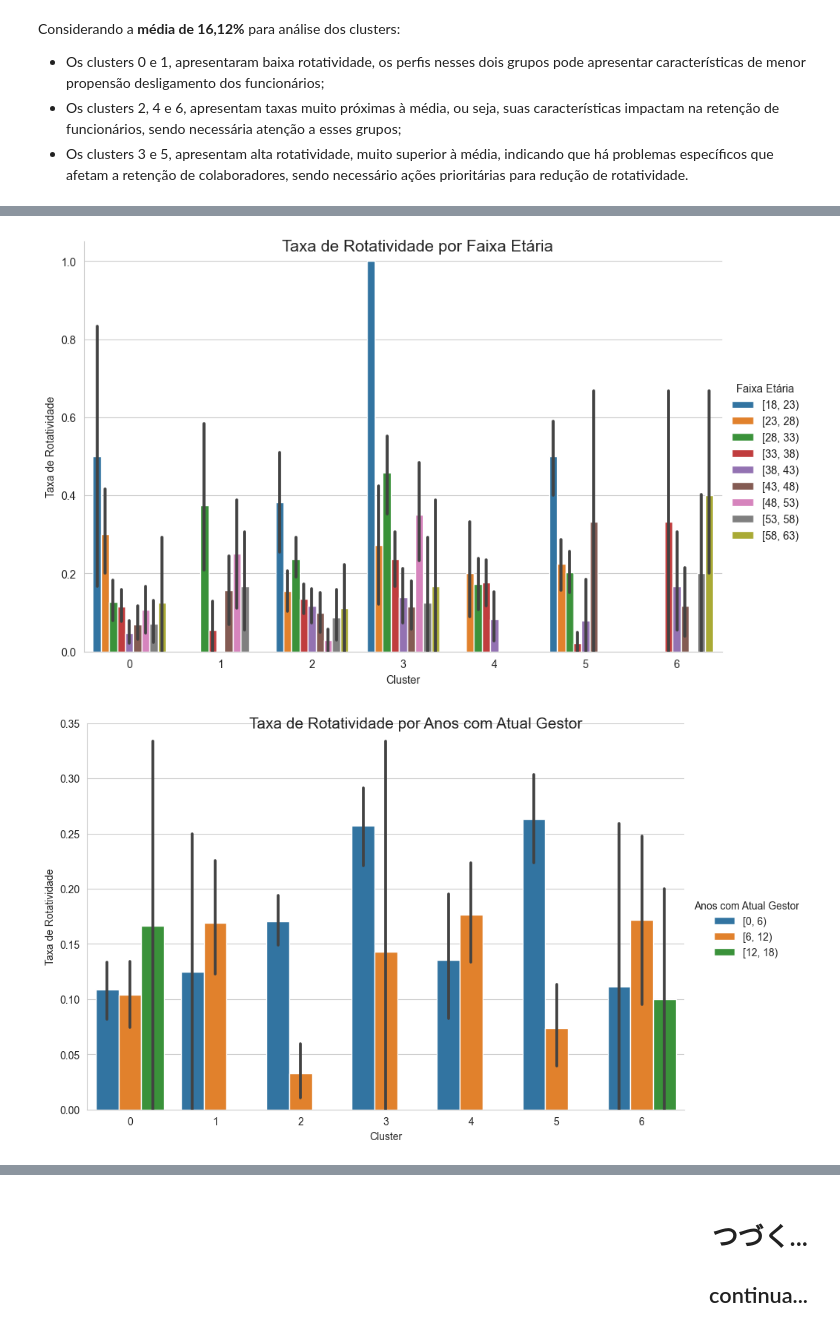
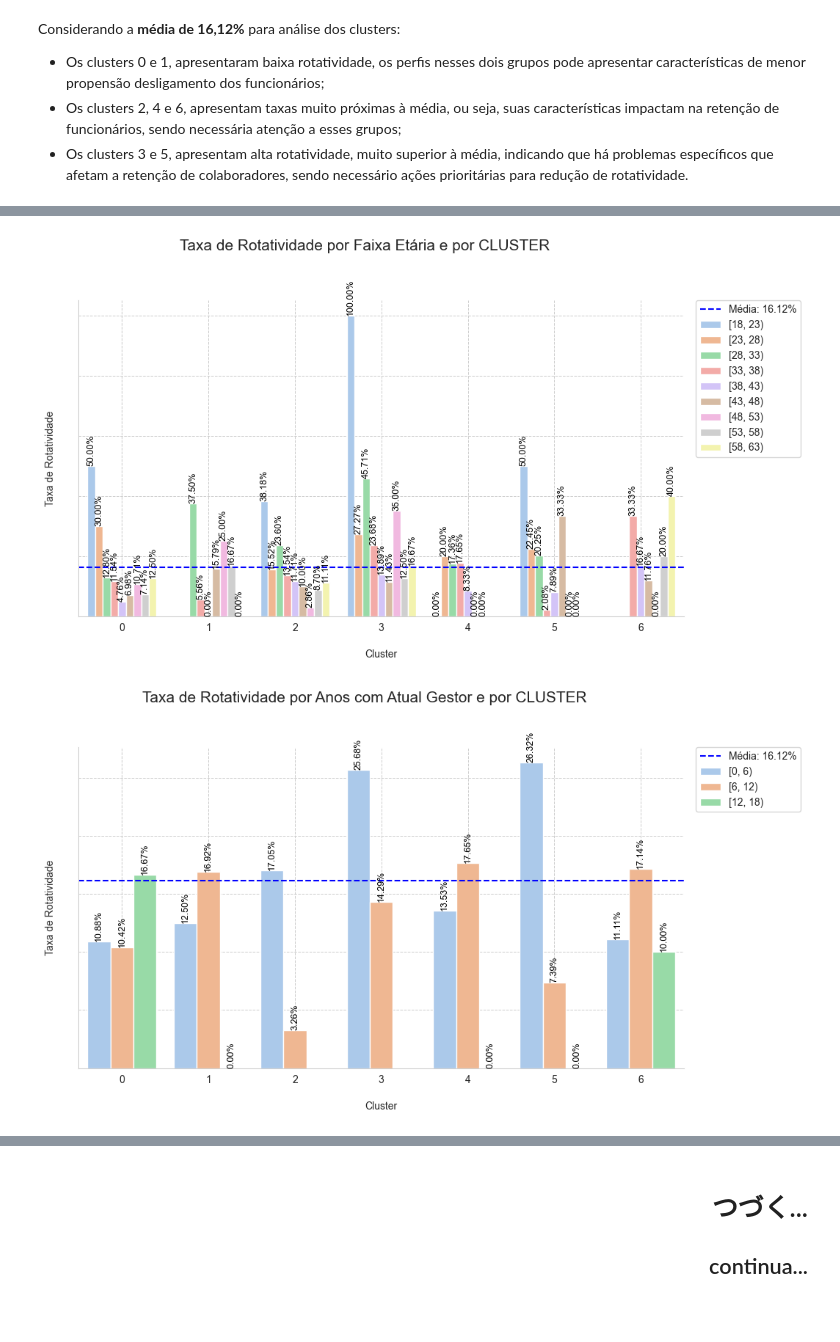
Before and after one commit to emso-exe/Analise_de_rh_-_people_analytics, a Jupyter notebook: 001_analise_de_rh.ipynb, the cells around one changed output, grey strips where cells are left out. Drawn from its saved outputs; the diff is of its cells as text; code cells hidden in the pictures.

```diff
--- a/001_analise_de_rh.ipynb
+++ b/001_analise_de_rh.ipynb
@@ -1744,5 +1732,9 @@ for feature in features:
 # %%
-# Definindo as faixas de valores conforme especificado
+import seaborn as sns
+import matplotlib.pyplot as plt
+import pandas as pd
+
+# Definindo as faixas de valores
 faixas_etarias = pd.cut(df['Idade'], bins=range(18, 64, 5), right=False)
 anos_atual_gestor = pd.cut(df['AnosComAtualGestor'], bins=range(0, 20, 6), right=False)
 anos_ultima_promocao = pd.cut(df['AnosDesdeUltimaPromocao'], bins=range(0, 18, 4), right=False)
@@ -1753,40 +1745,77 @@ numero_empresas = pd.cut(df['NumeroDeEmpresas'], bins=range(0, 14, 4), right=Fal
 renda_mensal = pd.cut(df['RendaMensal'], bins=10, right=False)
 distancia_de_casa = pd.cut(df['DistanciaDeCasa'], bins=range(1, 32, 3), right=False)
 
+# Lista de variáveis e nomes (títulos)
 faixas = [
     ('Faixa Etária', faixas_etarias),
     ('Anos com Atual Gestor', anos_atual_gestor),
     ('Anos desde Última Promoção', anos_ultima_promocao),
     ('Anos de Empresa', anos_de_empresa),
     ('Total de Anos Trabalhados', total_anos_trabalhados),
     ('Aumento Percentual de Salário', aumento_percentual_salario),
     ('Número de Empresas', numero_empresas),
     ('Renda Mensal', renda_mensal),
     ('Distância de Casa', distancia_de_casa)
 ]
 
+# Criar um DataFrame base contendo apenas as colunas 'Cluster_7' e 'TARGET'
+df_base = df[['Cluster_7', 'TARGET']].copy()
+
 for nome_faixa, faixa in faixas:
-
-    # Adicionar a coluna da faixa ao DataFrame
-    df[nome_faixa] = faixa
+    # Adicionar a série categorizada ao DataFrame base para o gráfico
+    df_base[nome_faixa] = faixa.values
 
     # Criar o gráfico de barras categórico
     g = sns.catplot(
-        data=df,
+        data=df_base,
         x='Cluster_7',
         y='TARGET',
         hue=nome_faixa,
         kind='bar',
         height=6,
-        aspect=1.5
+        aspect=1.5,
+        palette='pastel',
+        errorbar=None,
+        legend=False
     )
 
     # Adicionar título e rótulos
-    g.fig.suptitle(f'Taxa de Rotatividade por {nome_faixa}', fontsize=15)
-    g.set_axis_labels('Cluster', 'Taxa de Rotatividade')
+    g.fig.suptitle(f'Taxa de Rotatividade por {nome_faixa} e por CLUSTER\n', fontsize=15)
+    g.set_axis_labels('\nCluster', 'Taxa de Rotatividade\n')
 
-    # Mostrar o gráfico
+    # Adicionar linha horizontal para a média
+    rotatividade_media = df_base['TARGET'].mean()
+    for ax in g.axes.flat:
+        ax.axhline(rotatividade_media, color='blue', linestyle='--', label=f'Média: {rotatividade_media:.2%}')
+
+        # Adicionar valores sobre as barras
+        for p in ax.patches:
+            ax.annotate(f'{p.get_height():.2%}',
+                        (p.get_x() + p.get_width() / 2., p.get_height()),
+                        ha='center', va='bottom', fontsize=9, color='black', rotation=90)
+
+    # Remover a série categorizada após plotar o gráfico para não manter colunas desnecessárias
+    df_base.drop(columns=[nome_faixa], inplace=True)
+
+    # Remover os valores do eixo y
+    for ax in g.axes.flat:
+        ax.set_yticklabels([])
+
+    # Formatando grade do gráfico
+    for ax in g.axes.flat:
+        ax.grid(True, which='both', linestyle='--', linewidth=0.7)
+
+    # Ajustar o layout para evitar sobreposição
+    plt.tight_layout()
+
+    # Exibir a legenda separadamente e ajustar sua posição
+    plt.legend(loc='upper left', bbox_to_anchor=(1.02, 1), borderaxespad=0)
+
+    # Exibindo o gráfico
     plt.show()
+
+# Apagar o dataframe
+del df_base
 # %% [output]
-[figure, old version]
+[figure, new version]
-[figure, old version]
+[figure, new version]
```
Also changed, not shown: parts of 4 cells of this notebook.
